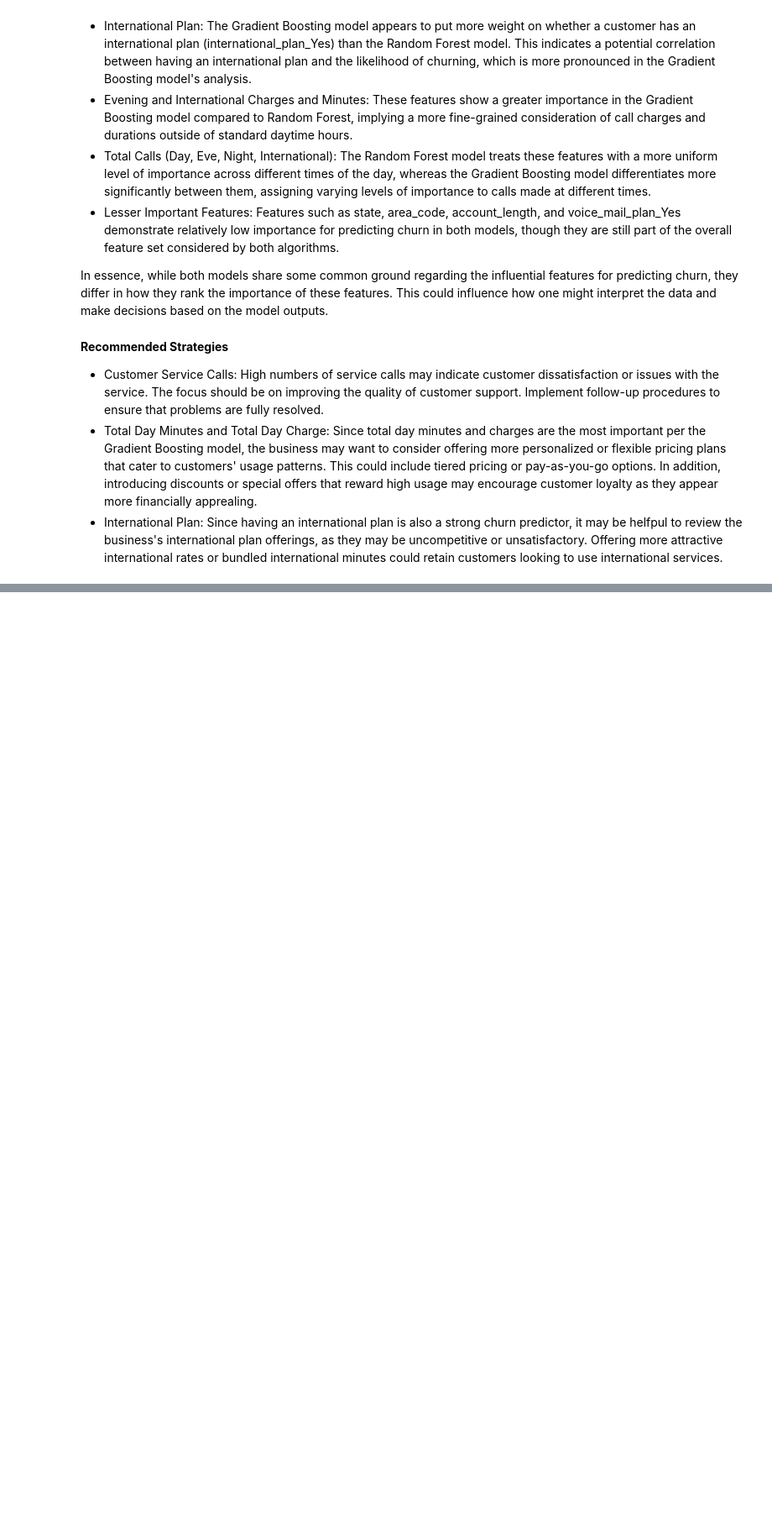
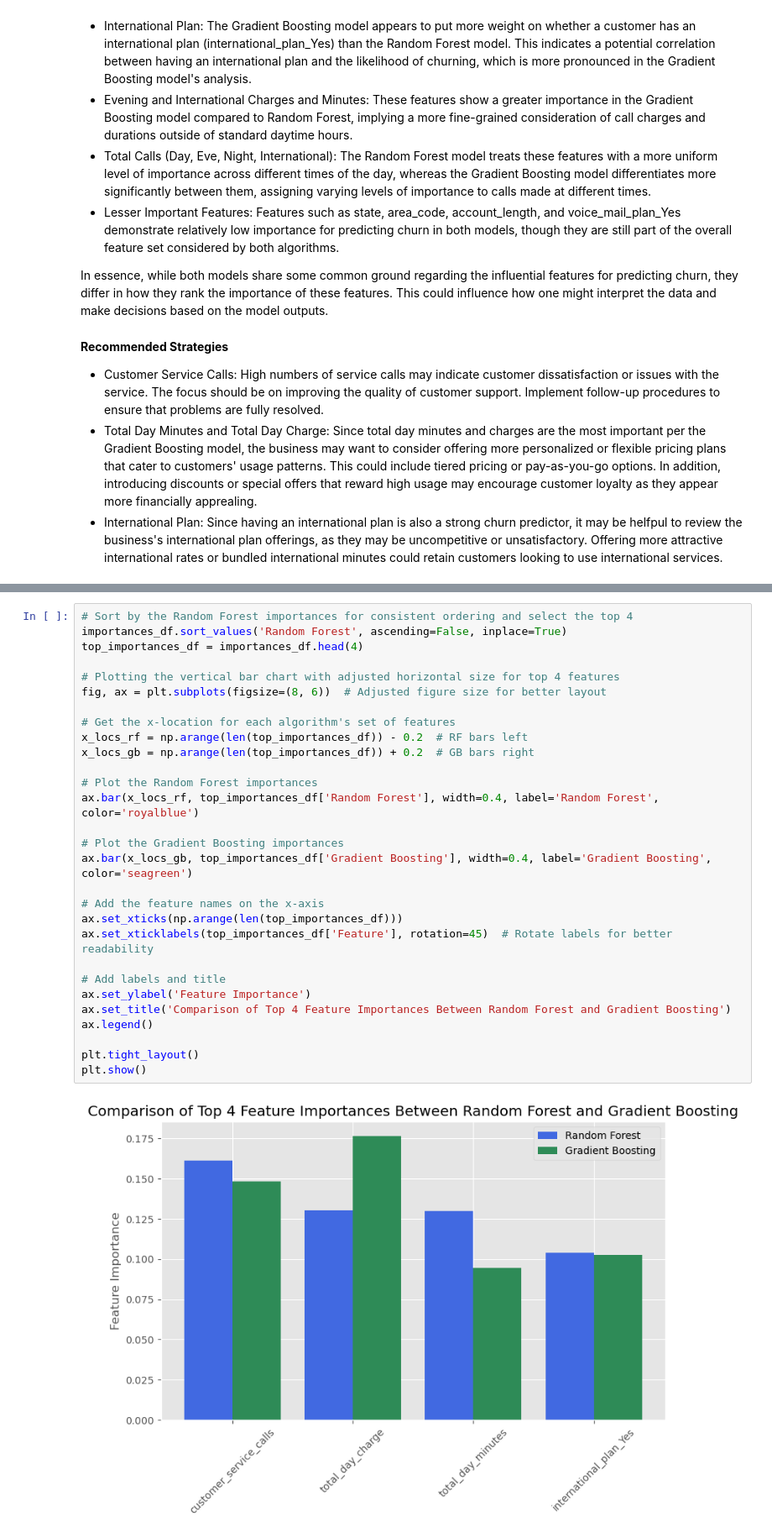
Before and after one commit to timothyrobbinscpa/new_customer_churn, a Jupyter notebook: src/customer_churn.ipynb, the cells around one changed output, grey strips where cells are left out. Shown at 84% size. Saved outputs shown, nothing was run; the diff lists cells and outputs as text; blank space fills up the shorter version.

```diff
--- a/src/customer_churn.ipynb
+++ b/src/customer_churn.ipynb
@@ -902,0 +866,31 @@ plt.show()
+# %%
+# Sort by the Random Forest importances for consistent ordering and select the top 4
+importances_df.sort_values('Random Forest', ascending=False, inplace=True)
+top_importances_df = importances_df.head(4)
+
+# Plotting the vertical bar chart with adjusted horizontal size for top 4 features
+fig, ax = plt.subplots(figsize=(8, 6))  # Adjusted figure size for better layout
+
+# Get the x-location for each algorithm's set of features
+x_locs_rf = np.arange(len(top_importances_df)) - 0.2  # RF bars left
+x_locs_gb = np.arange(len(top_importances_df)) + 0.2  # GB bars right
+
+# Plot the Random Forest importances
+ax.bar(x_locs_rf, top_importances_df['Random Forest'], width=0.4, label='Random Forest', color='royalblue')
+
+# Plot the Gradient Boosting importances
+ax.bar(x_locs_gb, top_importances_df['Gradient Boosting'], width=0.4, label='Gradient Boosting', color='seagreen')
+
+# Add the feature names on the x-axis
+ax.set_xticks(np.arange(len(top_importances_df)))
+ax.set_xticklabels(top_importances_df['Feature'], rotation=45)  # Rotate labels for better readability
+
+# Add labels and title
+ax.set_ylabel('Feature Importance')
+ax.set_title('Comparison of Top 4 Feature Importances Between Random Forest and Gradient Boosting')
+ax.legend()
+
+plt.tight_layout()
+plt.show()
+# %% [output]
+[figure, added]
```
Also changed, not shown: parts of 4 cells of this notebook, 10 other files.
